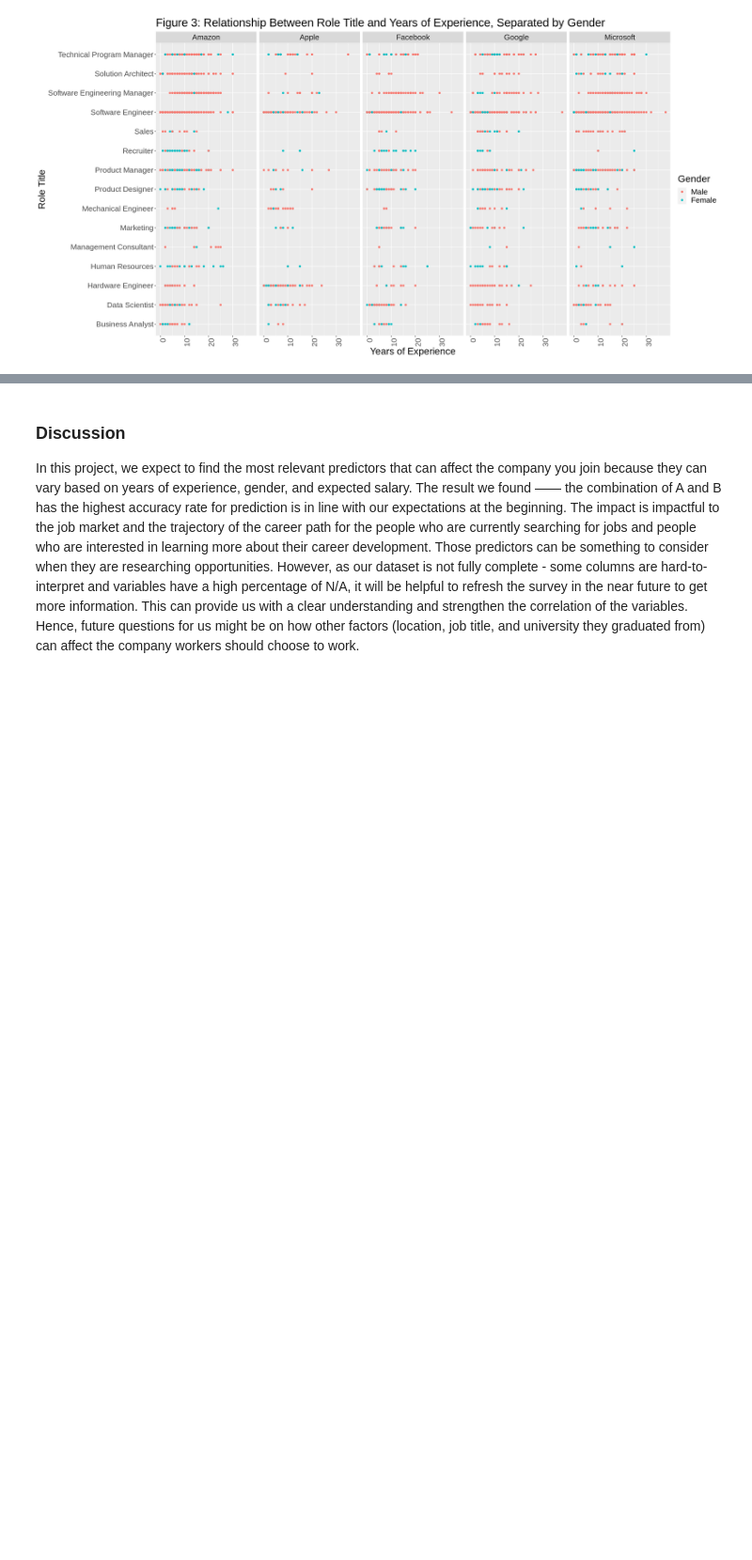
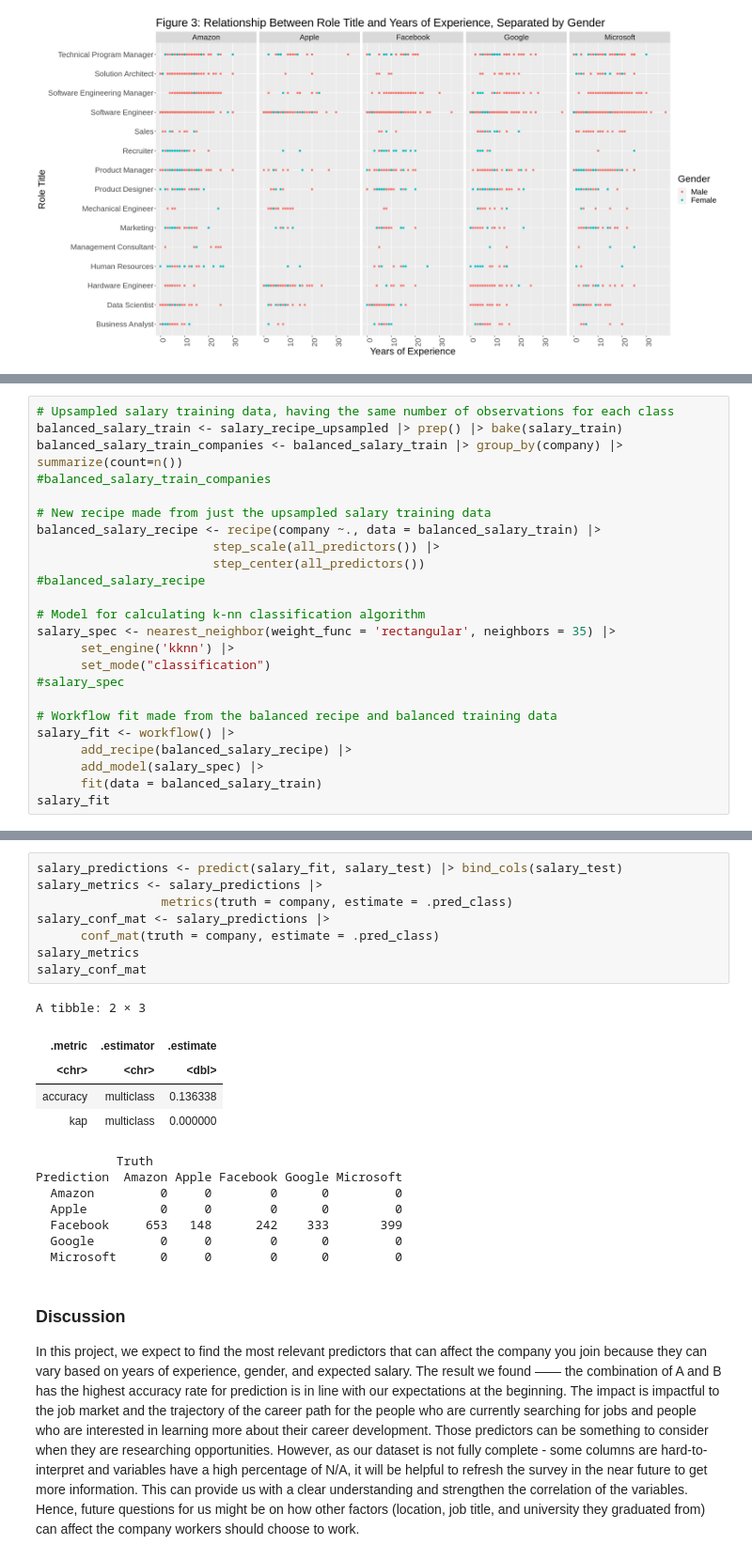
Before and after one commit to EdrickBelmiro/CareerPredictorDSCI100, a Jupyter notebook: Report Group19.ipynb, the cells around one changed output, grey strips where cells are left out. Shown at 94% size. Cells and saved outputs as stored; diff of their text form; blank space fills up the shorter version.

```diff
--- a/Report Group19.ipynb
+++ b/Report Group19.ipynb
@@ -378,0 +574,24 @@ Before we start working on the classification process, we have to prepare our to
+# %%
+# Upsampled salary training data, having the same number of observations for each class
+balanced_salary_train <- salary_recipe_upsampled |> prep() |> bake(salary_train)
+balanced_salary_train_companies <- balanced_salary_train |> group_by(company) |> summarize(count=n())
+#balanced_salary_train_companies
+
+# New recipe made from just the upsampled salary training data
+balanced_salary_recipe <- recipe(company ~., data = balanced_salary_train) |>
+                        step_scale(all_predictors()) |>
+                        step_center(all_predictors())
+#balanced_salary_recipe
+
+# Model for calculating k-nn classification algorithm
+salary_spec <- nearest_neighbor(weight_func = 'rectangular', neighbors = 35) |>
+      set_engine('kknn') |>
+      set_mode("classification")
+#salary_spec
+
+# Workflow fit made from the balanced recipe and balanced training data
+salary_fit <- workflow() |>
+      add_recipe(balanced_salary_recipe) |>
+      add_model(salary_spec) |>
+      fit(data = balanced_salary_train)
+salary_fit
@@ -379,3 +618,24 @@ Before we start working on the classification process, we have to prepare our to
+# %%
+salary_predictions <- predict(salary_fit, salary_test) |> bind_cols(salary_test)
+salary_metrics <- salary_predictions |>
+                 metrics(truth = company, estimate = .pred_class)
+salary_conf_mat <- salary_predictions |>
+      conf_mat(truth = company, estimate = .pred_class)
+salary_metrics
+salary_conf_mat
+# %% [output]
+A tibble: 2 × 3
+| .metric | .estimator | .estimate |
+| <chr> | <chr> | <dbl> |
+| accuracy | multiclass | 0.136338 |
+| kap | multiclass | 0.000000 |
+           Truth
+Prediction  Amazon Apple Facebook Google Microsoft
+  Amazon         0     0        0      0         0
+  Apple          0     0        0      0         0
+  Facebook     653   148      242    333       399
+  Google         0     0        0      0         0
+  Microsoft      0     0        0      0         0
 # %% [markdown]
 ### Discussion
 
```
Also changed, not shown: parts of 22 cells of this notebook.
